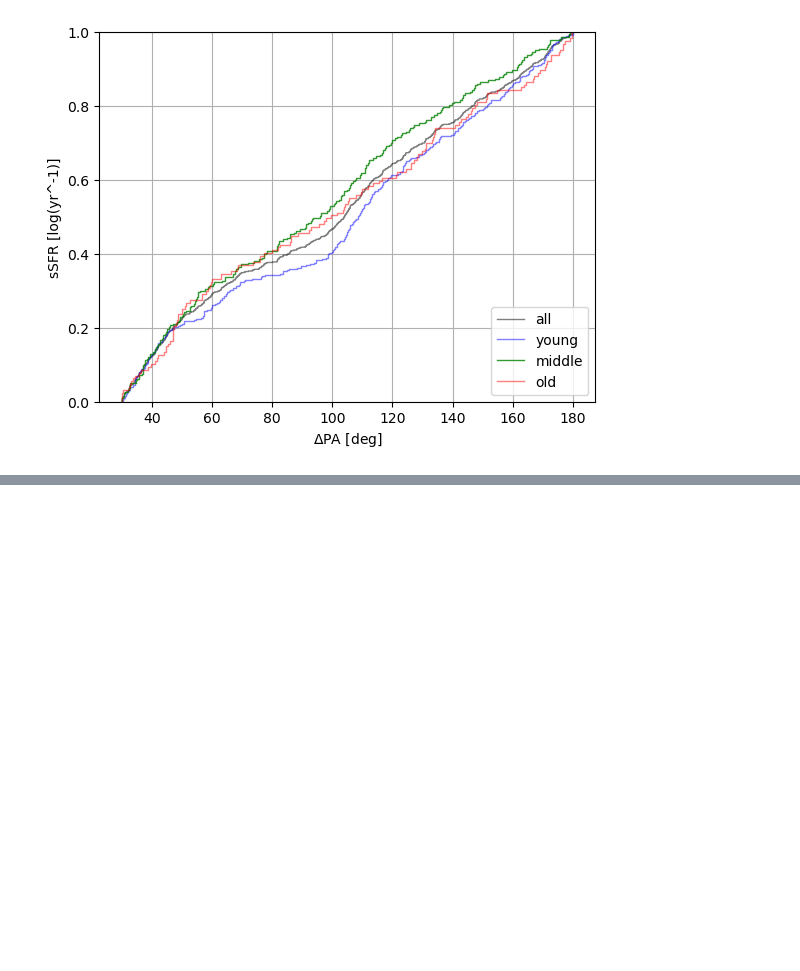
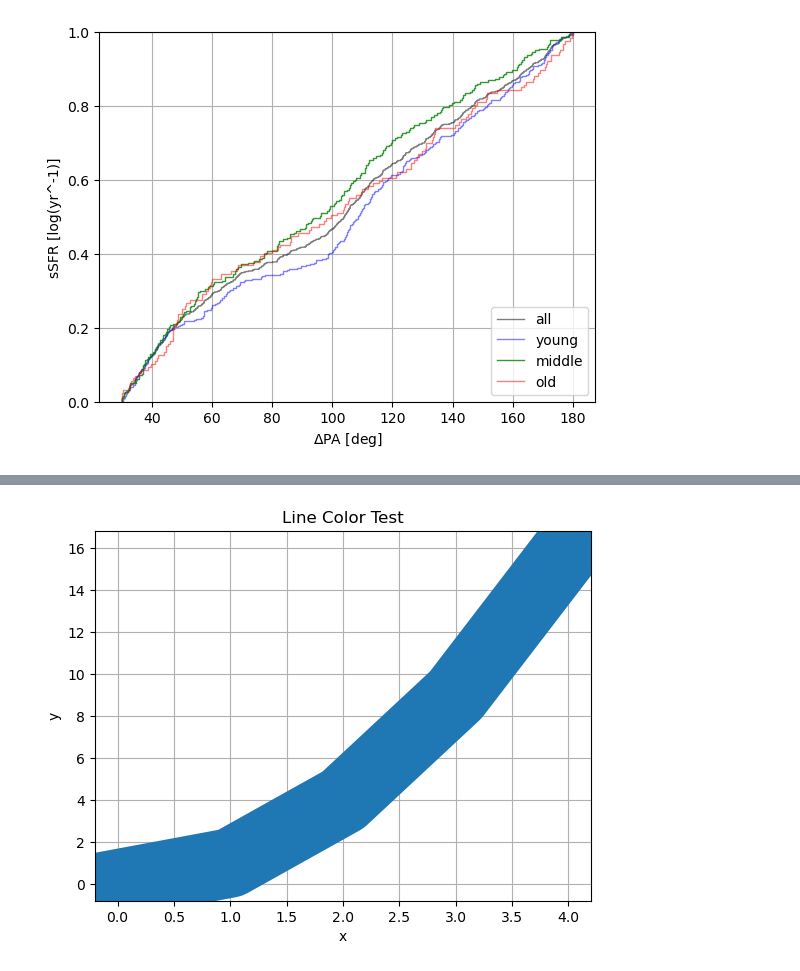
Before and after one commit to DESI-UR/MaNGA-VelMap, a Jupyter notebook: Notebooks/environment_class.ipynb, the cells around one changed output, grey strips where cells are left out. Cells and saved outputs as stored; diff of their text form; code cells hidden in the pictures; blank space fills up the shorter version.

```diff
--- a/Notebooks/environment_class.ipynb
+++ b/Notebooks/environment_class.ipynb
@@ -714,0 +1386,12 @@ plt.legend(loc='lower right', fancybox=True, framealpha=0.8, fontsize=10)
+# %%
+x = [0, 1, 2, 3, 4]
+y = [0, 1, 4, 9, 16]
+
+plt.plot(x, y, color='tab:blue', linestyle='-', linewidth = 50)  # steel blue
+plt.title("Line Color Test")
+plt.xlabel("x")
+plt.ylabel("y")
+plt.grid(True)
+plt.show()
+# %% [output]
+[figure, added]
```
Also changed, not shown: parts of 73 cells of this notebook, 1 other file.
